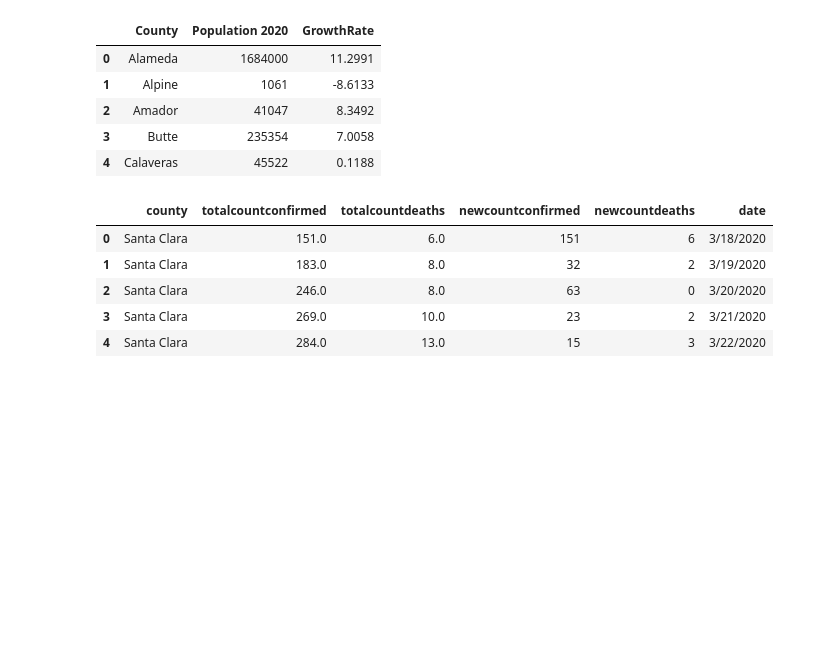
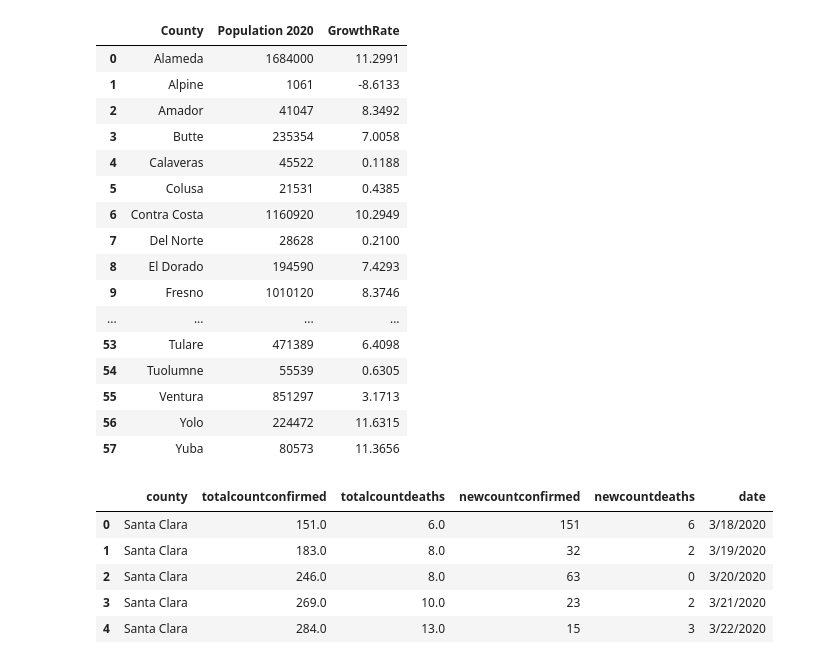
Before and after one commit to alexcorona-25/UCI-Project-1-Group-10, a Jupyter notebook: Data_Cleaning.ipynb, the cells around one changed output. Saved outputs shown, nothing was run; the diff lists cells and outputs as text; code cells hidden in the pictures; blank space fills up the shorter version.

```diff
--- a/Data_Cleaning.ipynb
+++ b/Data_Cleaning.ipynb
@@ -10,25 +11,37 @@ county_population = pd.read_csv('county_populations.csv')
 # %%
 # renaming columns
 county_population = county_population.rename(columns={"CTYNAME": "County", "pop2020": "Population 2020"})
 
 # removing 'county' from the values in County column
-county_population['County'] = county_population['County'].str.rstrip('County')
+county_population['County'].replace(' County','',regex=True,inplace=True)
+# county_population['County'] = county_population['County'].str.rstrip(' County')
 
 # sorts counties alphabetically and resets the index
 county_population = county_population.sort_values(by=['County'], ascending = True)
 county_population = county_population.reset_index(drop=True)
 
 # saving to csv
 county_population.to_csv('Clean_County_Population.csv')
 
-county_population.head()
+county_population
 # %% [output]
 |  | County | Population 2020 | GrowthRate |
 | 0 | Alameda | 1684000 | 11.2991 |
 | 1 | Alpine | 1061 | -8.6133 |
 | 2 | Amador | 41047 | 8.3492 |
 | 3 | Butte | 235354 | 7.0058 |
 | 4 | Calaveras | 45522 | 0.1188 |
+| 5 | Colusa | 21531 | 0.4385 |
+| 6 | Contra Costa | 1160920 | 10.2949 |
+| 7 | Del Norte | 28628 | 0.2100 |
+| 8 | El Dorado | 194590 | 7.4293 |
+| 9 | Fresno | 1010120 | 8.3746 |
+| ... | ... | ... | ... |
+| 53 | Tulare | 471389 | 6.4098 |
+| 54 | Tuolumne | 55539 | 0.6305 |
+| 55 | Ventura | 851297 | 3.1713 |
+| 56 | Yolo | 224472 | 11.6315 |
+| 57 | Yuba | 80573 | 11.3656 |
 # %%
 # removing 'Out Of Country' and 'Unassigned' values from county series
 clean_county_cases = county_cases[county_cases.county != 'Out Of Country']
```
Also changed, not shown: parts of 1 cell of this notebook, 8 other files.
